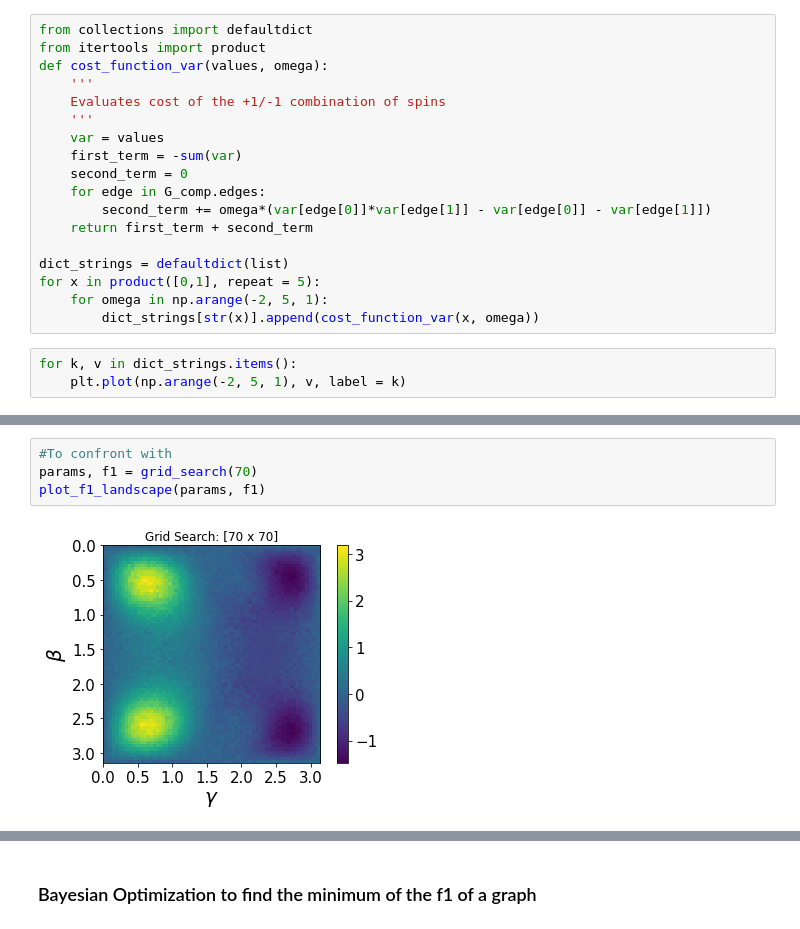
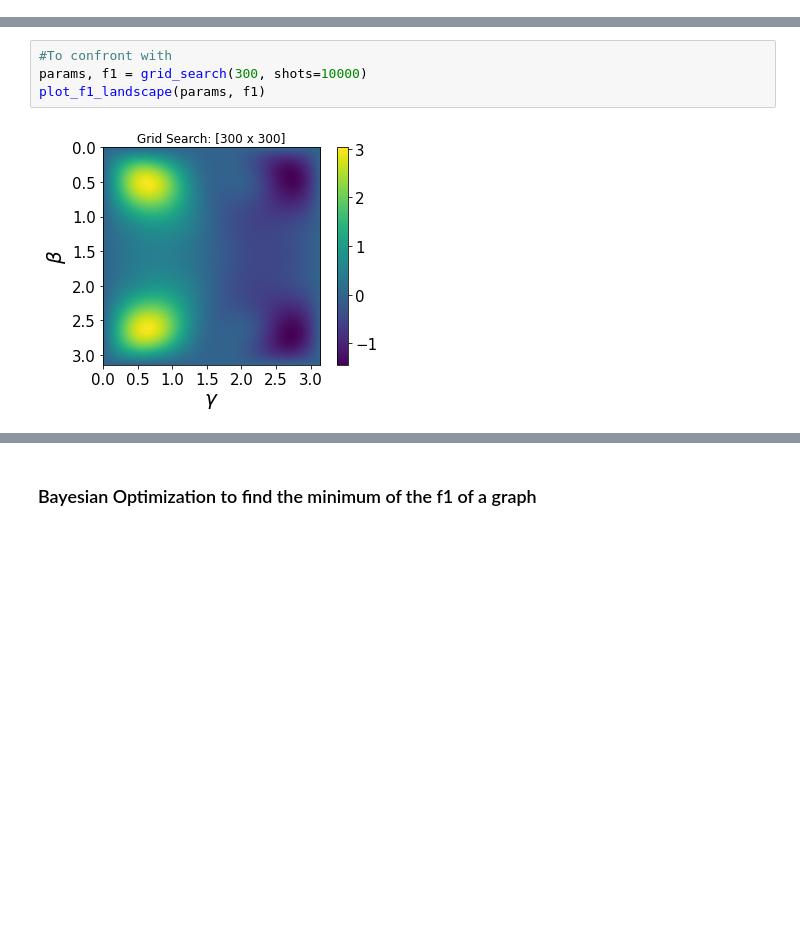
Before and after one commit to etignoneleitha/ifabquantum, a Jupyter notebook: notebooks/QAOA-ET-Bayes.ipynb, the cells around one changed output, grey strips where cells are left out. Cells and saved outputs as stored; diff of their text form; blank space fills up the shorter version.

```diff
--- a/notebooks/QAOA-ET-Bayes.ipynb
+++ b/notebooks/QAOA-ET-Bayes.ipynb
@@ -291,21 +0,0 @@ draw_graph(G)
-# %%
-from collections import defaultdict
-from itertools import product
-def cost_function_var(values, omega):
-    '''
-    Evaluates cost of the +1/-1 combination of spins
-    '''
-    var = values
-    first_term = -sum(var)
-    second_term = 0
-    for edge in G_comp.edges:
-        second_term += omega*(var[edge[0]]*var[edge[1]] - var[edge[0]] - var[edge[1]])
-    return first_term + second_term
-
-dict_strings = defaultdict(list)
-for x in product([0,1], repeat = 5):
-    for omega in np.arange(-2, 5, 1):
-        dict_strings[str(x)].append(cost_function_var(x, omega))
-# %%
-for k, v in dict_strings.items():
-    plt.plot(np.arange(-2, 5, 1), v, label = k)
@@ -592,6 +351,6 @@ plt.colorbar()
 # %%
 #To confront with
-params, f1 = grid_search(70)
+params, f1 = grid_search(300, shots=10000)
 plot_f1_landscape(params, f1)
 # %% [output]
-[figure, old version]
+[figure, new version]
```
Also changed, not shown: parts of 26 cells of this notebook.
